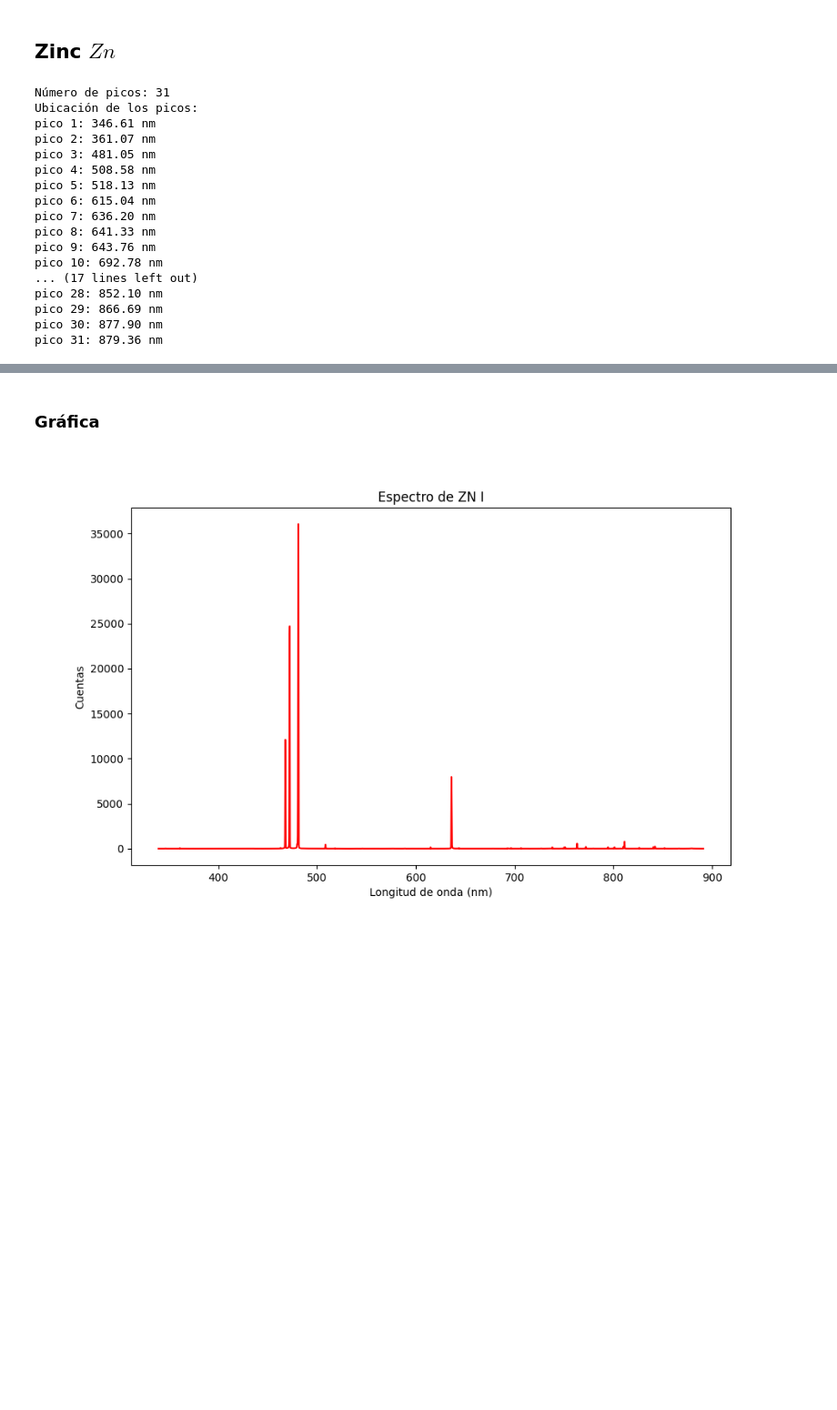
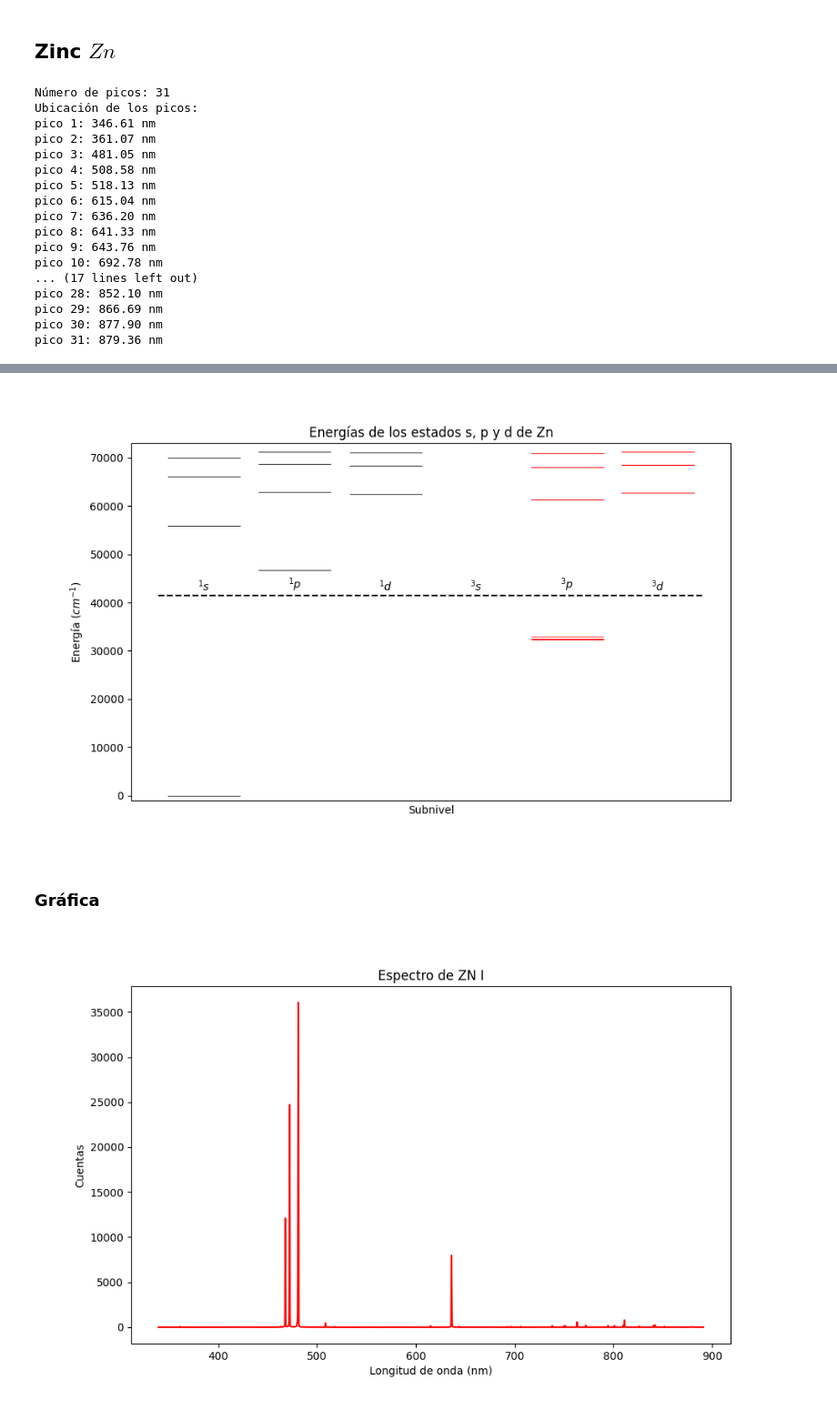
Before and after one commit to Edgarfevi/Proyectos, a Jupyter notebook: Proyectos_python/FISICA/TEIII/archivos_py/segundo_cuatri/capas_finas.ipynb, the cells around one changed output, grey strips where cells are left out. Shown at 91% size. Cells and saved outputs as stored; diff of their text form; code cells hidden in the pictures; blank space fills up the shorter version.

```diff
--- a/Proyectos_python/FISICA/TEIII/archivos_py/segundo_cuatri/capas_finas.ipynb
+++ b/Proyectos_python/FISICA/TEIII/archivos_py/segundo_cuatri/capas_finas.ipynb
@@ -144,0 +207,91 @@ pico 31: 879.36 nm
+# %%
+Datos_Energia_s_Zn_1 =[]
+Datos_Energia_p_Zn_1 =[]
+Datos_Energia_d_Zn_1 =[]
+Datos_Energia_s_Zn_3 =[]
+Datos_Energia_p_Zn_3 =[]
+Datos_Energia_d_Zn_3 =[]
+
+
+for i in range(len(Data)):
+    if Data.iloc[i, 7] == '3S':
+            Datos_Energia_s_Zn_3.append(Data.iloc[i, 8])
+    elif Data.iloc[i, 7] == '3P0':
+            Datos_Energia_p_Zn_3.append(Data.iloc[i, 8])
+            Datos_Energia_p_Zn_3.append(Data.iloc[i+1, 8])
+            Datos_Energia_p_Zn_3.append(Data.iloc[i+2, 8])
+    elif Data.iloc[i, 7] == '3D':
+            Datos_Energia_d_Zn_3.append(Data.iloc[i, 8])
+            Datos_Energia_d_Zn_3.append(Data.iloc[i+1, 8])
+            Datos_Energia_d_Zn_3.append(Data.iloc[i+2, 8])
+    elif Data.iloc[i, 7] == '1S':
+            Datos_Energia_s_Zn_1.append(Data.iloc[i, 8])
+    elif Data.iloc[i, 7] == '1P0':
+            Datos_Energia_p_Zn_1.append(Data.iloc[i, 8])
+    elif Data.iloc[i, 7] == '1D':
+            Datos_Energia_d_Zn_1.append(Data.iloc[i, 8])
+
+print ("Energías de los estados s de Zn:", Datos_Energia_s_Zn_3)
+
+for i in range(len(Datos_Energia_s_Zn_1)-1):
+    Datos_Energia_s_Zn_1[i+1] = Datos_Energia_s_Zn_1[i+1].replace(' ', '')
+    Datos_Energia_s_Zn_1[i+1] = float(Datos_Energia_s_Zn_1[i+1])
+
+for i in range(len(Datos_Energia_p_Zn_1)):
+    Datos_Energia_p_Zn_1[i] = Datos_Energia_p_Zn_1[i].replace(' ', '')
+    Datos_Energia_p_Zn_1[i] = float(Datos_Energia_p_Zn_1[i])
+
+for i in range(len(Datos_Energia_d_Zn_1)):
+    Datos_Energia_d_Zn_1[i] = Datos_Energia_d_Zn_1[i].replace(' ', '')
+    Datos_Energia_d_Zn_1[i] = float(Datos_Energia_d_Zn_1[i])
+
+for i in range(len(Datos_Energia_s_Zn_3)):
+    Datos_Energia_s_Zn_3[i] = Datos_Energia_s_Zn_3[i].replace(' ', '')
+    Datos_Energia_s_Zn_3[i] = float(Datos_Energia_s_Zn_3[i])
+
+for i in range(len(Datos_Energia_p_Zn_3)):
+    Datos_Energia_p_Zn_3[i] = Datos_Energia_p_Zn_3[i].replace(' ', '')
+    Datos_Energia_p_Zn_3[i] = float(Datos_Energia_p_Zn_3[i])
+
+for i in range(len(Datos_Energia_d_Zn_3)):
+    Datos_Energia_d_Zn_3[i] = Datos_Energia_d_Zn_3[i].replace(' ', '')
+    Datos_Energia_d_Zn_3[i] = float(Datos_Energia_d_Zn_3[i])
+
+
+Energia_s_1 = np.array(Datos_Energia_s_Zn_1)
+Energia_p_1 = np.array(Datos_Energia_p_Zn_1)
+Energia_d_1 = np.array(Datos_Energia_d_Zn_1)
+Energia_s_3 = np.array(Datos_Energia_s_Zn_3)
+Energia_p_3 = np.array(Datos_Energia_p_Zn_3)
+Energia_d_3 = np.array(Datos_Energia_d_Zn_3)
+
+print("Energías de los estados s de Zn:", Energia_s_1)
+print("Energías de los estados p de Zn:", Energia_p_1)
+print("Energías de los estados d de Zn:", Energia_d_1)
+print("Energías de los estados s de Zn:", Energia_s_3)
+print("Energías de los estados p de Zn:", Energia_p_3)
+print("Energías de los estados d de Zn:", Energia_d_3)
+
+
+
+plt.figure(figsize=(10, 6))
+plt.hlines(Energia_s_1, 0.1, 0.9, label='s', color='black',linewidth=0.6)
+plt.hlines(Energia_p_1, 1.1, 1.9, label='p', color='black',linewidth=0.6)
+plt.hlines(Energia_d_1, 2.1, 2.9, label='d', color='black',linewidth=0.6)
+plt.hlines(Energia_s_3, 3.1, 3.9, label='s', color='red',linewidth=0.6)
+plt.hlines(Energia_p_3, 4.1, 4.9, label='p', color='red',linewidth=0.6)
+plt.hlines(Energia_d_3, 5.1, 5.9, label='d', color='red',linewidth=0.6)
+plt.hlines(41455,0,6, label='Ionización', color='black', linestyle='dashed')
+plt.xlabel('Subnivel')
+plt.xticks([])
+plt.ylabel(r'Energía $(cm^{-1})$')
+plt.title('Energías de los estados s, p y d de Zn')
+plt.ylim(-1000, 73000)
+plt.text(0.5, 42000, r'$^1s$', ha='center', va='bottom')
+plt.text(1.5, 42000, r'$^1p$', ha='center', va='bottom')
+plt.text(2.5, 42000, r'$^1d$', ha='center', va='bottom')
+plt.text(3.5, 42000, r'$^3s$', ha='center', va='bottom')
+plt.text(4.5, 42000, r'$^3p$', ha='center', va='bottom')
+plt.text(5.5, 42000, r'$^3d$', ha='center', va='bottom')
+plt.show()
+# %% [output]
@@ -145,3 +307,4 @@ pico 31: 879.36 nm
+[figure, added]
 # %% [markdown]
 ### Gráfica
 # %%
```
Also changed, not shown: parts of 3 cells of this notebook.
